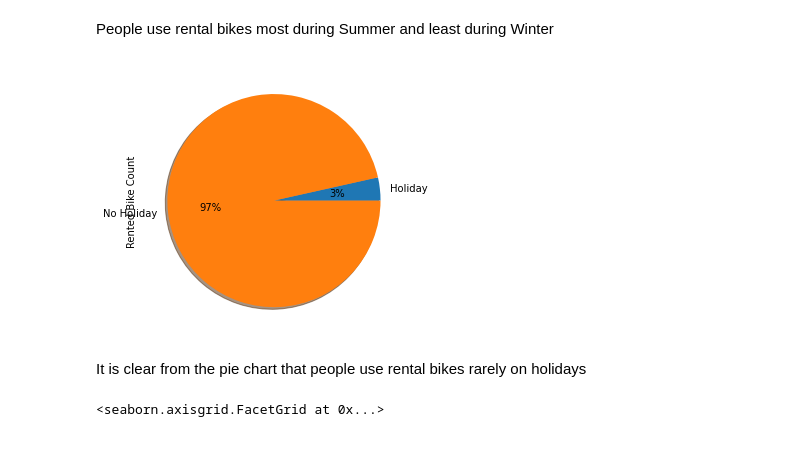
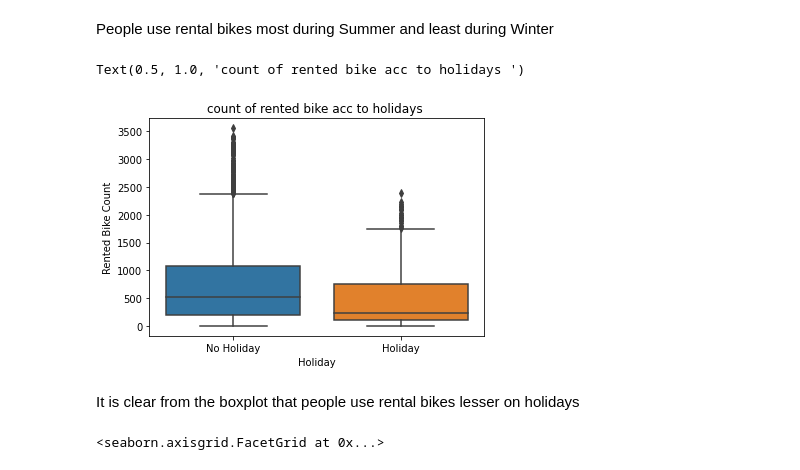
Before and after one commit to Nakulpradeep94/Bike_Sharing_demand_prediction, a Jupyter notebook: Bike_Sharing_Demand_Prediction_Capstone_Project.ipynb, the cells around one changed output. Saved outputs shown, nothing was run; the diff lists cells and outputs as text; code cells hidden in the pictures.

```diff
--- a/Bike_Sharing_Demand_Prediction_Capstone_Project.ipynb
+++ b/Bike_Sharing_Demand_Prediction_Capstone_Project.ipynb
@@ -471,13 +471,14 @@ Text(0, 0.5, 'Total number of rental bikes')
 # %% [markdown]
 People use rental bikes most during Summer and least during Winter
 # %%
-#Total number of bikes rent based on holiday ----pie chart
-df.groupby('Holiday').sum()['Rented Bike Count'].plot.pie(autopct='%.0f%%',shadow=True)
-plt.tight_layout()
+#Total number of bikes rent based on holiday ----box chart
+sns.boxplot(x= 'Holiday' , y = 'Rented Bike Count' , data = df )
+plt.title("count of rented bike acc to holidays ")
 # %% [output]
+Text(0.5, 1.0, 'count of rented bike acc to holidays ')
-[figure, old version]
+[figure, new version]
 # %% [markdown]
-It is clear from the pie chart that people use rental bikes rarely on holidays
+It is clear from the boxplot that people use rental bikes lesser on holidays
 # %%
 #Rented bikes in relation with rainfall
 plt.figure(figsize=(20,8),dpi=200)
```
Also changed, not shown: parts of 1 cell of this notebook.
